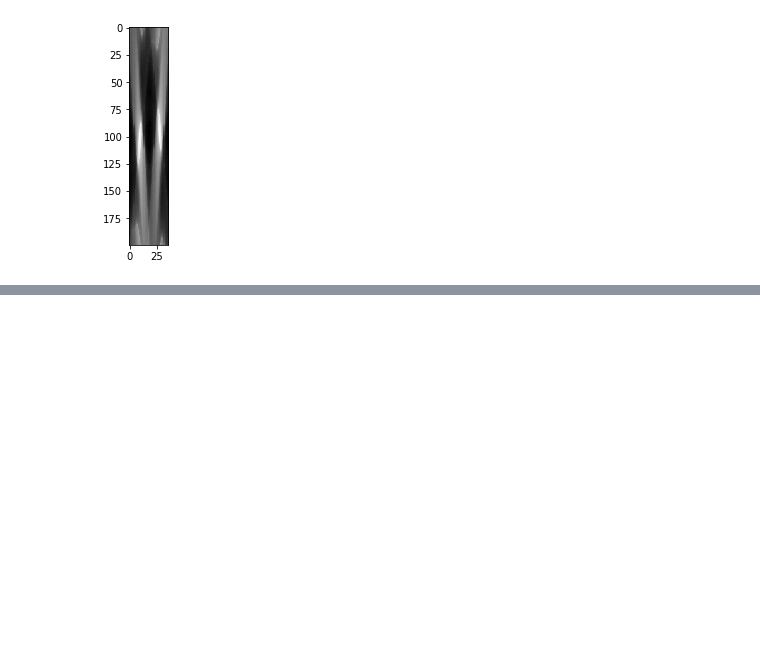
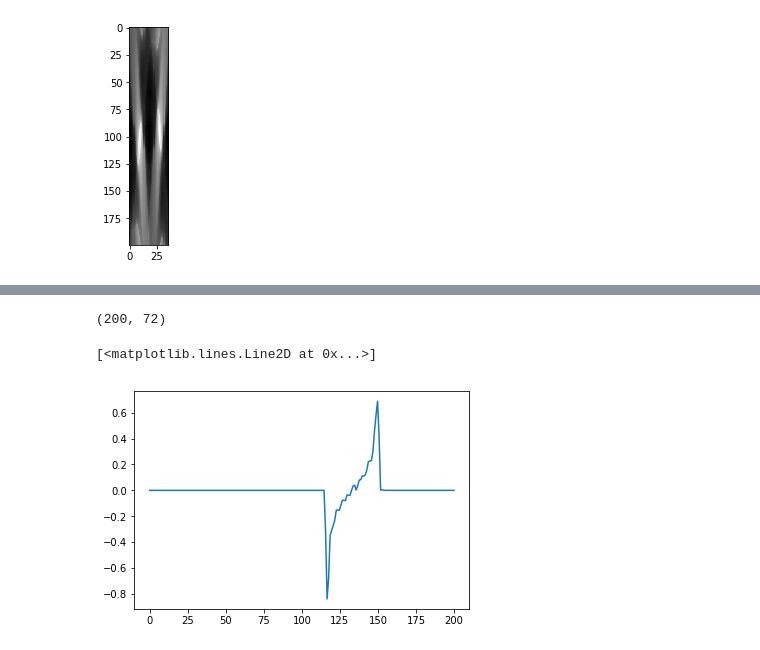
Before and after one commit to damianhorna/backprojection-tomography, a Jupyter notebook: sinogram.ipynb, the cells around one changed output, grey strips where cells are left out. Saved outputs shown, nothing was run; the diff lists cells and outputs as text; code cells hidden in the pictures; blank space fills up the shorter version.

```diff
--- a/sinogram.ipynb
+++ b/sinogram.ipynb
@@ -213,0 +216,4 @@ plt.imshow(restore_picture(sinogram, lines, img.shape), cmap='gray')
+# %%
+img = plt.imread('img/dot.jpg')
+sinogram, lines = gen_sinogram(200, 300, 5, img)
+plt.imshow(sinogram, cmap='gray')
@@ -213,0 +223,15 @@ plt.imshow(restore_picture(sinogram, lines, img.shape), cmap='gray')
+# %%
+sinogram.shape
+# %% [output]
+(200, 72)
+# %%
+copy = sinogram.copy()
+for j in range(sinogram.shape[1]):
+    for i in range(sinogram.shape[0]):
+        if i > 0 and i < sinogram.shape[0]-1:
+            copy[i,j] = 2*sinogram[i-1,j] +0*sinogram[i,j] - 2*sinogram[i+1,j]
+#plt.imshow(copy, cmap='gray')
+plt.plot(np.linspace(0,200,200), copy[:,0])
+# %% [output]
+[<matplotlib.lines.Line2D at 0x...>]
+[figure, added]
```
Also changed, not shown: parts of 4 cells of this notebook.
